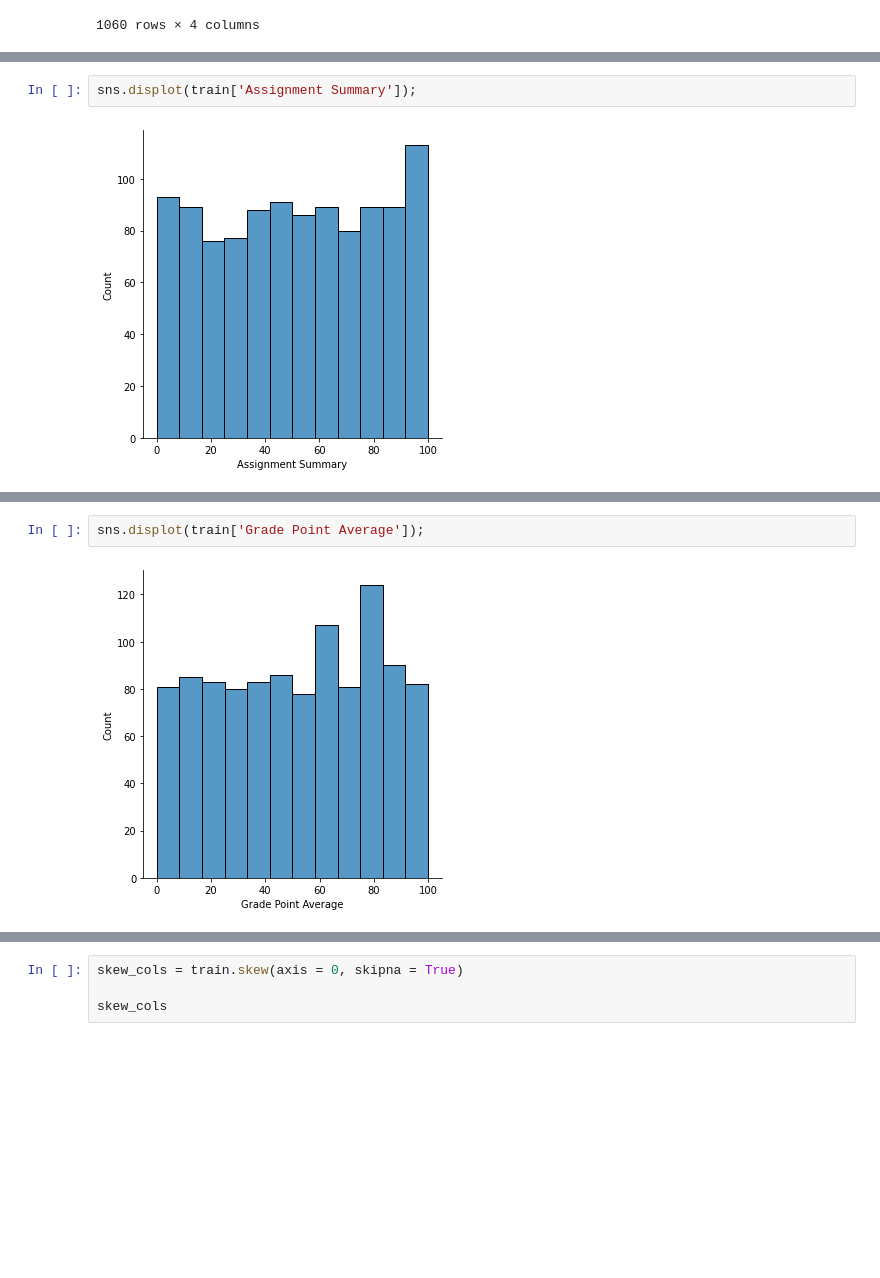
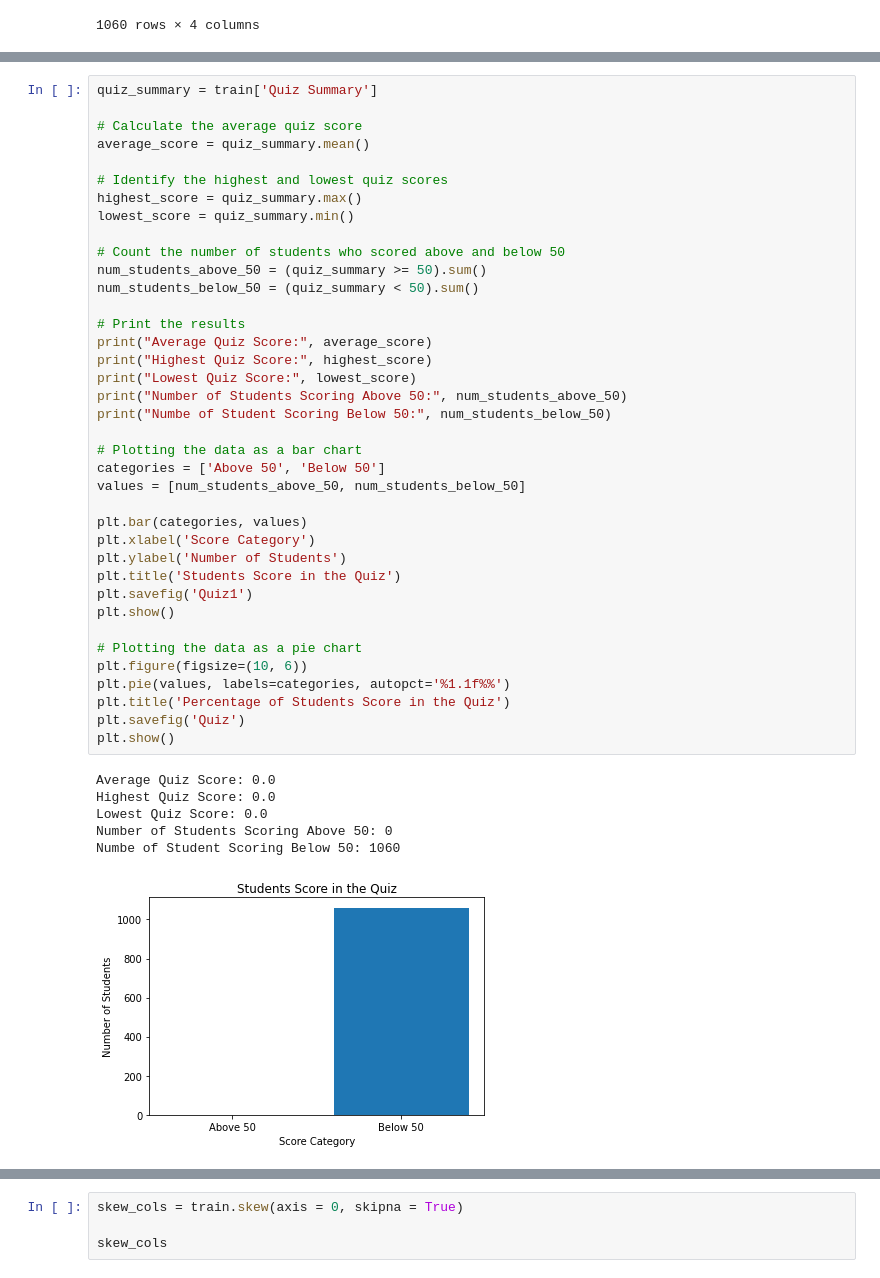
Before and after one commit to Tinauyateide/My_Machine_learning_projects, a Jupyter notebook: Struten_courses.ipynb, the cells around one changed output, grey strips where cells are left out. Saved outputs shown, nothing was run; the diff lists cells and outputs as text; blank space fills up the shorter version.

```diff
--- a/Struten_courses.ipynb
+++ b/Struten_courses.ipynb
@@ -239,4 +428,45 @@ By exploring these columns, we can build a model that predicts a student's eligi
 # %%
-sns.displot(train['Assignment Summary']);
+quiz_summary = train['Quiz Summary']
+
+# Calculate the average quiz score
+average_score = quiz_summary.mean()
+
+# Identify the highest and lowest quiz scores
+highest_score = quiz_summary.max()
+lowest_score = quiz_summary.min()
+
+# Count the number of students who scored above and below 50
+num_students_above_50 = (quiz_summary >= 50).sum()
+num_students_below_50 = (quiz_summary < 50).sum()
+
+# Print the results
+print("Average Quiz Score:", average_score)
+print("Highest Quiz Score:", highest_score)
+print("Lowest Quiz Score:", lowest_score)
+print("Number of Students Scoring Above 50:", num_students_above_50)
+print("Numbe of Student Scoring Below 50:", num_students_below_50)
+
+# Plotting the data as a bar chart
+categories = ['Above 50', 'Below 50']
+values = [num_students_above_50, num_students_below_50]
+
+plt.bar(categories, values)
+plt.xlabel('Score Category')
+plt.ylabel('Number of Students')
+plt.title('Students Score in the Quiz')
+plt.savefig('Quiz1')
+plt.show()
+
+# Plotting the data as a pie chart
+plt.figure(figsize=(10, 6))
+plt.pie(values, labels=categories, autopct='%1.1f%%')
+plt.title('Percentage of Students Score in the Quiz')
+plt.savefig('Quiz')
+plt.show()
 # %% [output]
+Average Quiz Score: 0.0
+Highest Quiz Score: 0.0
+Lowest Quiz Score: 0.0
+Number of Students Scoring Above 50: 0
+Numbe of Student Scoring Below 50: 1060
-[figure, old version]
+[figure, new version]
@@ -243,4 +473,0 @@ sns.displot(train['Assignment Summary']);
-# %%
-sns.displot(train['Grade Point Average']);
-# %% [output]
-[figure, removed]
```
Also changed, not shown: parts of 20 cells of this notebook, 10 other files.
